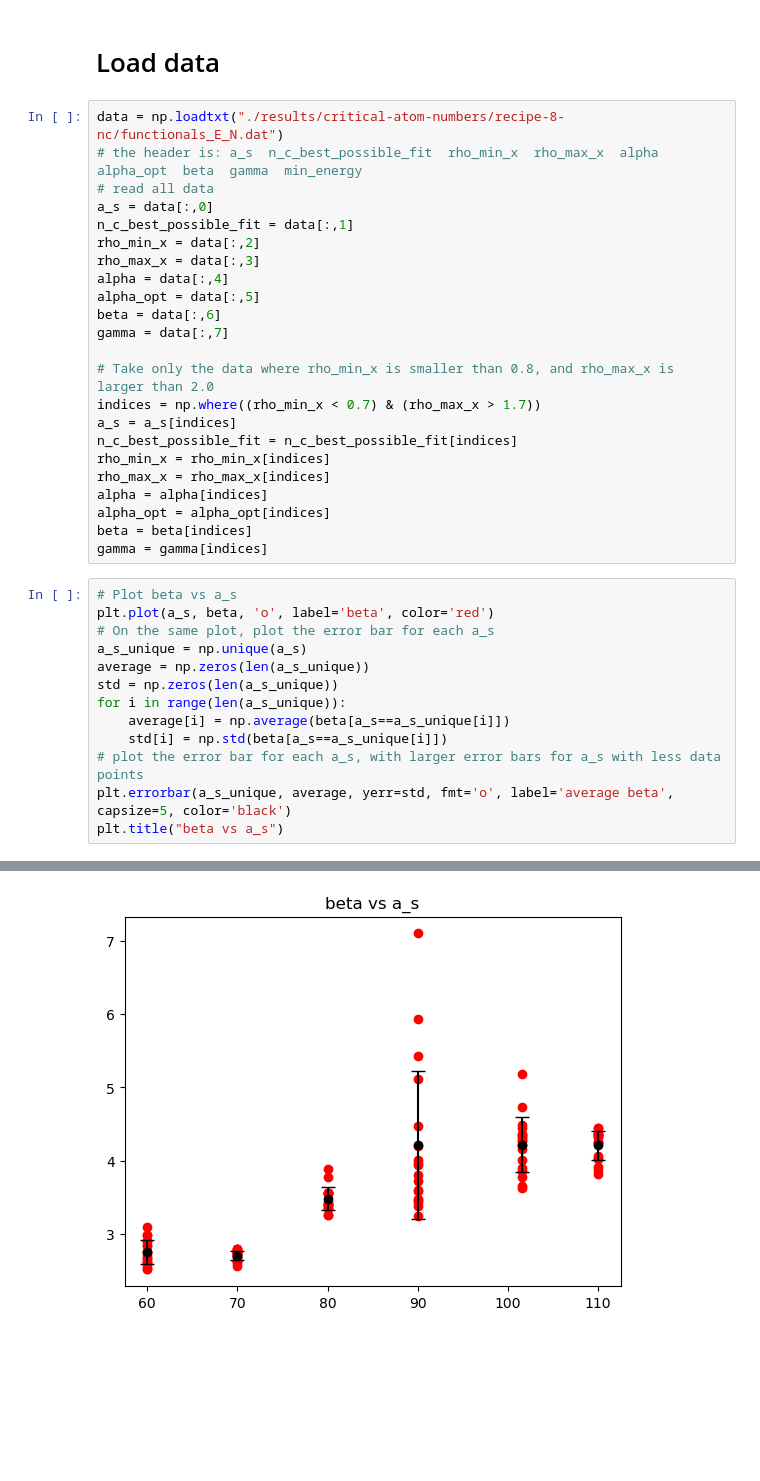
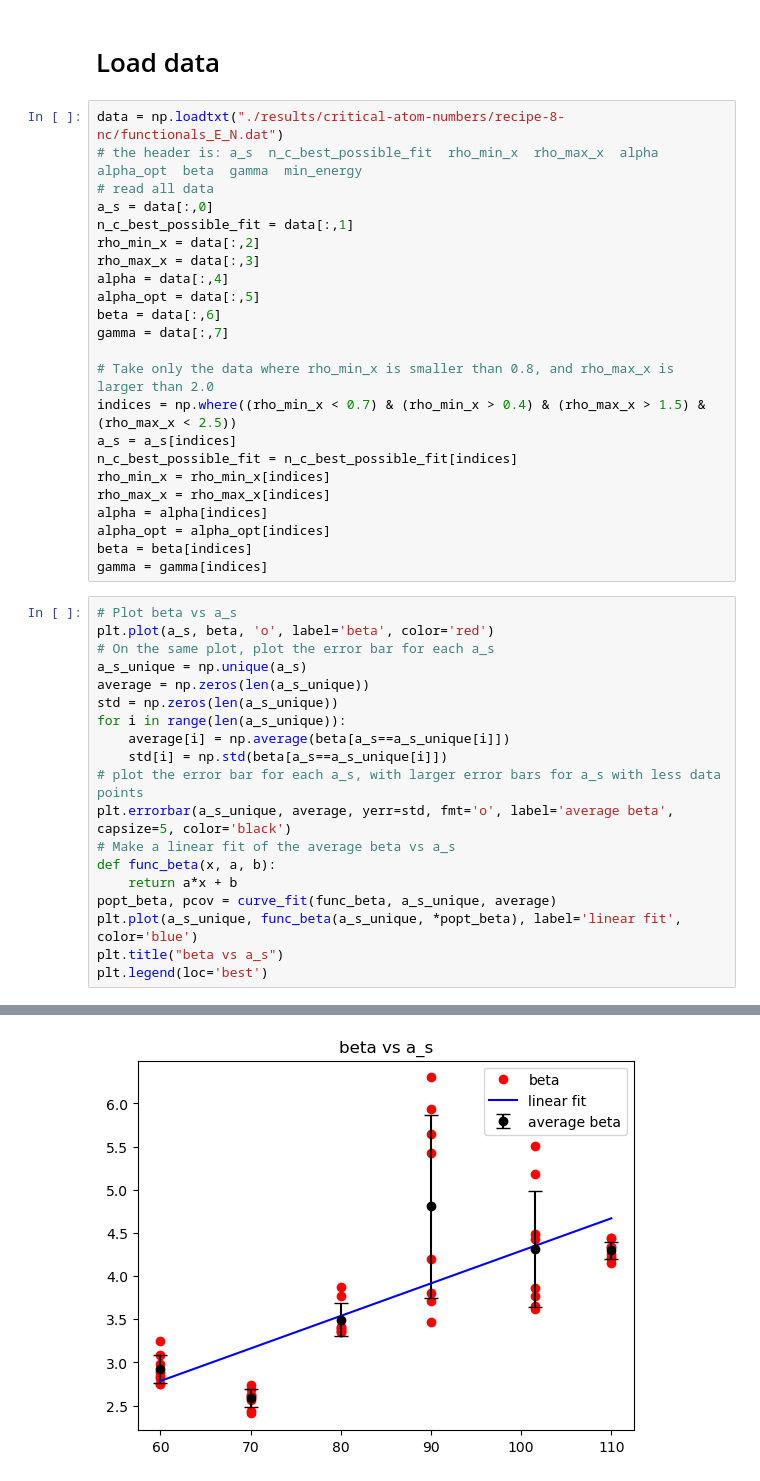
Before and after one commit to viktorcikojevic/dipolar-droplets, a Jupyter notebook: beta-gamma-fit-vs-a_s.ipynb, the cells around one changed output, grey strips where cells are left out. Drawn from its saved outputs; the diff is of its cells as text; blank space fills up the shorter version.

Commit message:
made beta-gamma fit and estimated n_c

```diff
--- a/beta-gamma-fit-vs-a_s.ipynb
+++ b/beta-gamma-fit-vs-a_s.ipynb
@@ -25,7 +26,7 @@ beta = data[:,6]
 gamma = data[:,7]
 
 # Take only the data where rho_min_x is smaller than 0.8, and rho_max_x is larger than 2.0
-indices = np.where((rho_min_x < 0.7) & (rho_max_x > 1.7))
+indices = np.where((rho_min_x < 0.7) & (rho_min_x > 0.4) & (rho_max_x > 1.5) & (rho_max_x < 2.5))
 a_s = a_s[indices]
 n_c_best_possible_fit = n_c_best_possible_fit[indices]
 rho_min_x = rho_min_x[indices]
@@ -46,5 +47,11 @@ for i in range(len(a_s_unique)):
     std[i] = np.std(beta[a_s==a_s_unique[i]])
 # plot the error bar for each a_s, with larger error bars for a_s with less data points
 plt.errorbar(a_s_unique, average, yerr=std, fmt='o', label='average beta', capsize=5, color='black')
+# Make a linear fit of the average beta vs a_s
+def func_beta(x, a, b):
+    return a*x + b
+popt_beta, pcov = curve_fit(func_beta, a_s_unique, average)
+plt.plot(a_s_unique, func_beta(a_s_unique, *popt_beta), label='linear fit', color='blue')
 plt.title("beta vs a_s")
+plt.legend(loc='best')
 # %% [output]
@@ -52,4 +59,4 @@ Text(0.5, 1.0, 'beta vs a_s')
-[figure, old version]
+[figure, new version]
 # %%
 # Plot gamma vs a_s
 plt.plot(a_s, gamma, 'o', label='gamma', color='red')
```
Also changed, not shown: parts of 7 cells of this notebook, 5 other files.
